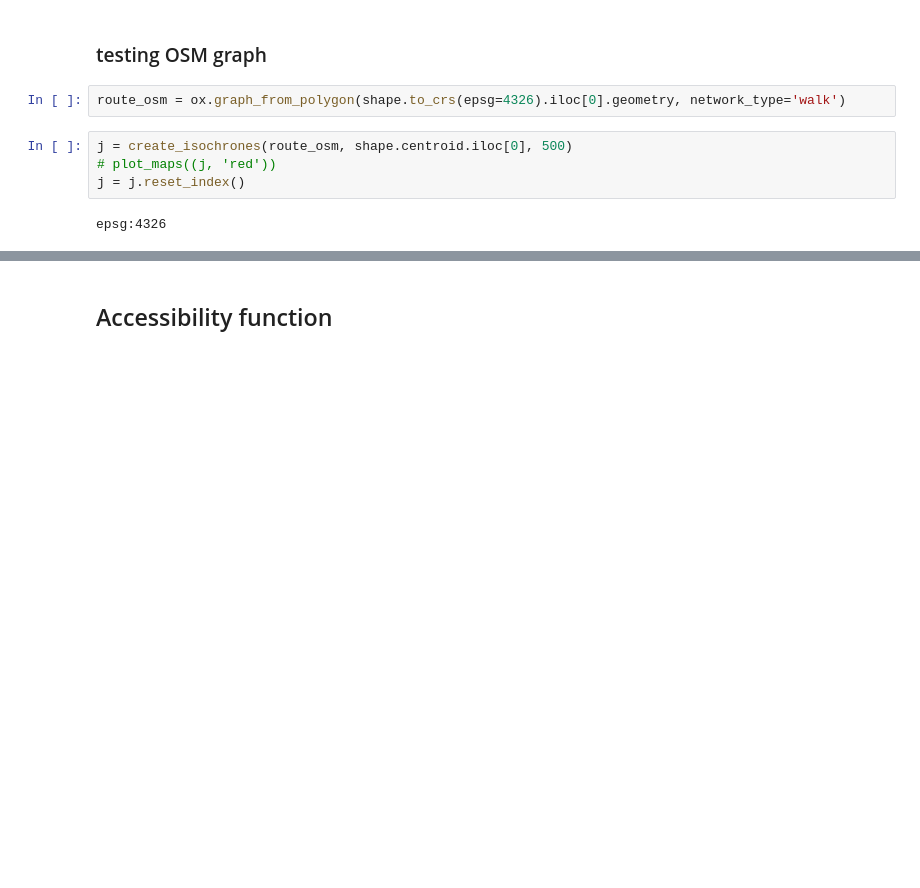
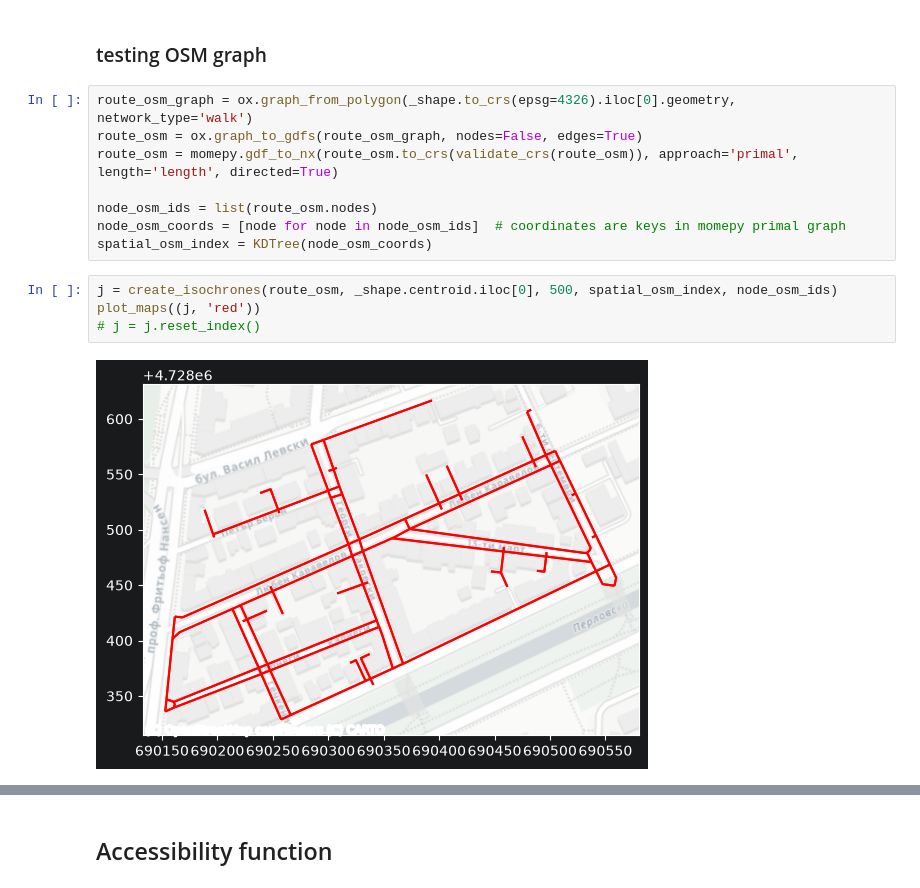
Before and after one commit to NikitaALSI/Izochrones, a Jupyter notebook: Development/Playground.ipynb, the cells around one changed output, grey strips where cells are left out. Drawn from its saved outputs; the diff is of its cells as text; blank space fills up the shorter version.

```diff
--- a/Development/Playground.ipynb
+++ b/Development/Playground.ipynb
@@ -146,10 +165,16 @@ EPSG:7801
 # %% [markdown]
 ### testing OSM graph
 # %%
-route_osm = ox.graph_from_polygon(shape.to_crs(epsg=4326).iloc[0].geometry, network_type='walk')
+route_osm_graph = ox.graph_from_polygon(_shape.to_crs(epsg=4326).iloc[0].geometry, network_type='walk')
+route_osm = ox.graph_to_gdfs(route_osm_graph, nodes=False, edges=True)
+route_osm = momepy.gdf_to_nx(route_osm.to_crs(validate_crs(route_osm)), approach='primal', length='length', directed=True)
+
+node_osm_ids = list(route_osm.nodes)
+node_osm_coords = [node for node in node_osm_ids]  # coordinates are keys in momepy primal graph
+spatial_osm_index = KDTree(node_osm_coords)
 # %%
-j = create_isochrones(route_osm, shape.centroid.iloc[0], 500)
-# plot_maps((j, 'red'))
-j = j.reset_index()
+j = create_isochrones(route_osm, _shape.centroid.iloc[0], 500, spatial_osm_index, node_osm_ids)
+plot_maps((j, 'red'))
+# j = j.reset_index()
 # %% [output]
-epsg:4326
+[figure, added]
```
Also changed, not shown: parts of 45 cells of this notebook, 3 other files.
